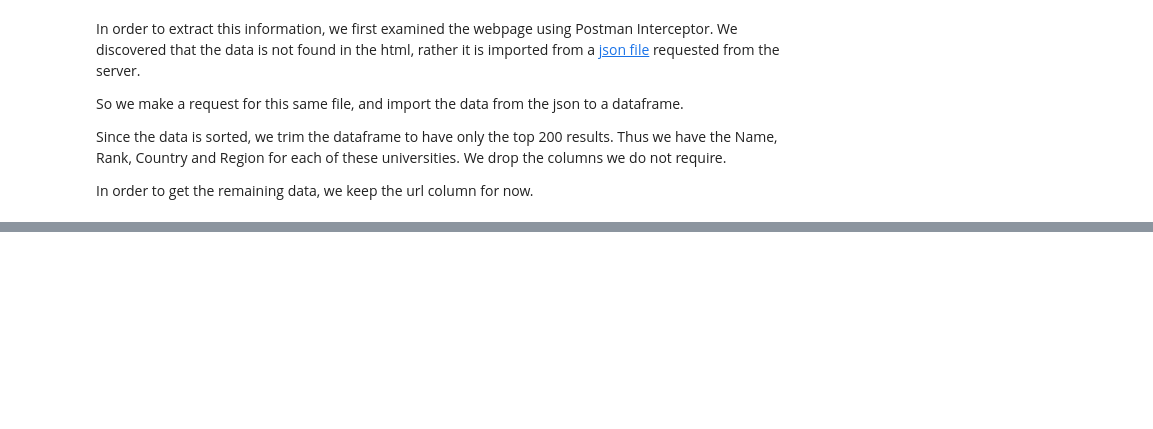
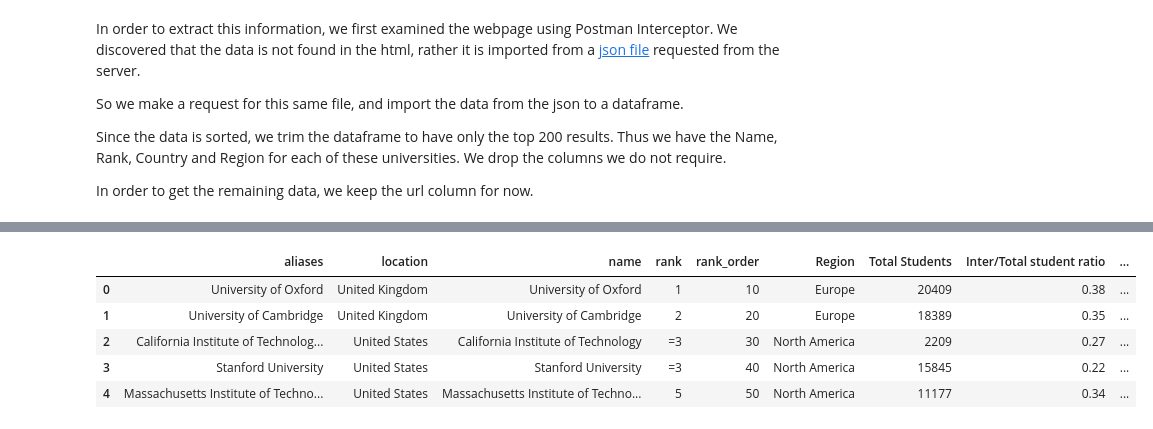
Before and after one commit to sourabhlal/ada2017, a Jupyter notebook: 02 - Data from the Web/homework02.ipynb, the cells around one changed output, grey strips where cells are left out. Saved outputs shown, nothing was run; the diff lists cells and outputs as text; code cells hidden in the pictures; blank space fills up the shorter version.

```diff
--- a/02 - Data from the Web/homework02.ipynb
+++ b/02 - Data from the Web/homework02.ipynb
@@ -296,7 +296,7 @@ timesedu_df = pd.io.json.json_normalize(timesedu_data)
 timesedu_df = timesedu_df.head(200)
 
 #drop columns that we don't need
-timesedu_df = timesedu_df.drop(["member_level","nid","scores_international_outlook","scores_international_outlook_rank","scores_overall","scores_overall_rank","record_type","scores_research","scores_research_rank","scores_teaching","scores_teaching_rank","stats_female_male_ratio","subjects_offered","scores_citations","scores_citations_rank","scores_industry_income","scores_industry_income_rank"],axis=1)
+timesedu_df = timesedu_df.drop(["member_level","nid","url","scores_international_outlook","scores_international_outlook_rank","scores_overall","scores_overall_rank","record_type","scores_research","scores_research_rank","scores_teaching","scores_teaching_rank","stats_female_male_ratio","subjects_offered","scores_citations","scores_citations_rank","scores_industry_income","scores_industry_income_rank"],axis=1)
 timesedu_df
 # %% [output]
 |  | aliases | location | name | rank | rank_order | stats_number_students | stats_pc_intl_students | ... |
@@ -319,0 +320,12 @@ timesedu_df
+# %%
+#addRegions
+mappingDict = {}
+for row in topuni_df.iterrows():
+    mappingDict[row[1][0]] = row[1][2]
+
+#manually adding missing countries/alternative spellings in dict
+mappingDict['Luxembourg'] = 'Europe'
+mappingDict['Russian Federation'] = 'Europe'
+
+timesedu_df['Region'] = timesedu_df['location'].map(mappingDict)
+timesedu_df.head()
@@ -319,0 +339,28 @@ timesedu_df
+# %%
+#adding columns for international students
+timesedu_df["Total Students"] = timesedu_df['stats_number_students'].map(lambda x : x.replace(',',''))
+timesedu_df["Inter/Total student ratio"] = (timesedu_df['stats_pc_intl_students'].map(lambda x : x.replace('%','')).map(int))/100
+timesedu_df["International Students"] = ((timesedu_df['Total Students'].map(float))*(timesedu_df['Inter/Total student ratio'].map(float))).map(int)
+timesedu_df.head()
+
+# #adding columns for total faculty and international faculty
+timesedu_df["Total Faculty"] = (timesedu_df["Total Students"].map(float)/timesedu_df["stats_student_staff_ratio"].map(float)).map(int)
+timesedu_df["International Faculty"] = float('NaN')
+timesedu_df["Faculty/Student ratio"] = 1/timesedu_df["stats_student_staff_ratio"].map(float)
+
+timesedu_df = timesedu_df.drop(["stats_number_students","stats_pc_intl_students","stats_student_staff_ratio"],axis=1)
+
+timesedu_df.head()
+
+
+
+# timesedu_df["Faculty/Student ratio"] = topuni_df['Total Faculty']/topuni_df['Total Students']
+
+# timesedu_df.sort_values("Faculty/Student ratio",ascending=False).head()
+# %% [output]
+|  | aliases | location | name | rank | rank_order | Region | Total Students | Inter/Total student ratio | ... |
+| 0 | University of Oxford | United Kingdom | University of Oxford | 1 | 10 | Europe | 20409 | 0.38 | ... |
+| 1 | University of Cambridge | United Kingdom | University of Cambridge | 2 | 20 | Europe | 18389 | 0.35 | ... |
+| 2 | California Institute of Technolog... | United States | California Institute of Technology | =3 | 30 | North America | 2209 | 0.27 | ... |
+| 3 | Stanford University | United States | Stanford University | =3 | 40 | North America | 15845 | 0.22 | ... |
+| 4 | Massachusetts Institute of Techno... | United States | Massachusetts Institute of Techno... | 5 | 50 | North America | 11177 | 0.34 | ... |
```
Also changed, not shown: parts of 2 cells of this notebook.
